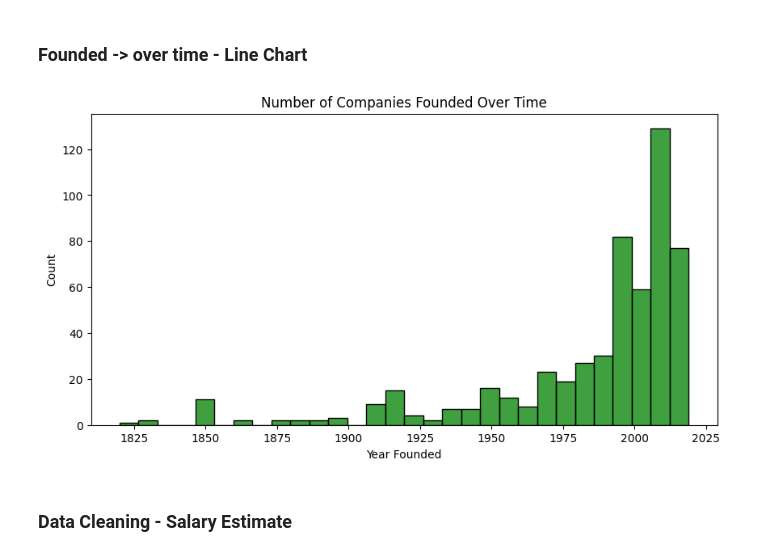
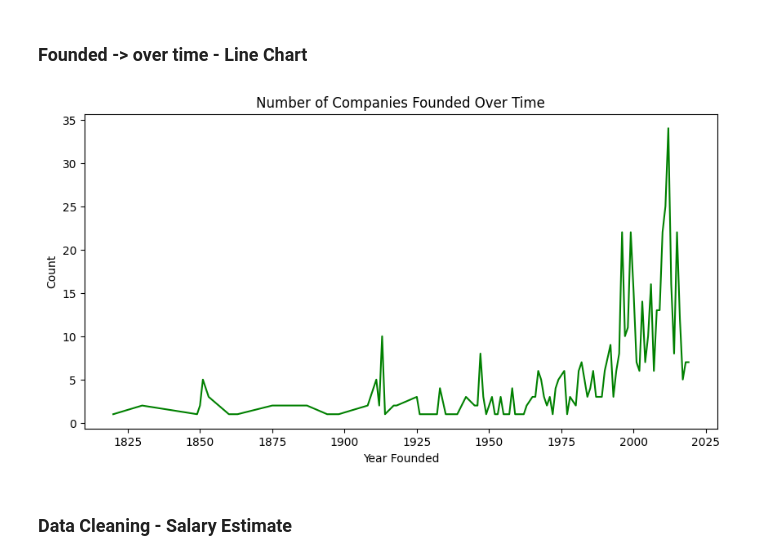
Before and after one commit to moubarak1ezzyani/HR-Pulse-Azure-MLOps-, a Jupyter notebook: notebooks/01_eda_preprocessing.ipynb, the cells around one changed output. Drawn from its saved outputs; the diff is of its cells as text; code cells hidden in the pictures.

Commit message:
fix(eda): correct Y-axis from index to value_counts for company trends

```diff
--- a/notebooks/01_eda_preprocessing.ipynb
+++ b/notebooks/01_eda_preprocessing.ipynb
@@ -158,13 +158,15 @@ Text(0.5, 0, 'Number of Postings')
 # %%
 plt.figure(figsize=(10, 5))
 valid_years = df_init[df_init['Founded'] > 1800]
-sns.histplot(valid_years['Founded'], bins=30, color='green')
+yearly_counts=valid_years['Founded'].value_counts().sort_index()
+# sns.histplot(valid_years['Founded'], bins=30, color='green')
+sns.lineplot(x=yearly_counts.index,y=yearly_counts.values, color='green')
 plt.title('Number of Companies Founded Over Time')
 plt.xlabel('Year Founded')
 plt.ylabel('Count')
 plt.show()
 # %% [output]
-[figure, old version]
+[figure, new version]
 # %% [markdown]
 ### Data Cleaning - Salary Estimate
 # %%
```
Also changed, not shown: parts of 1 cell of this notebook.
